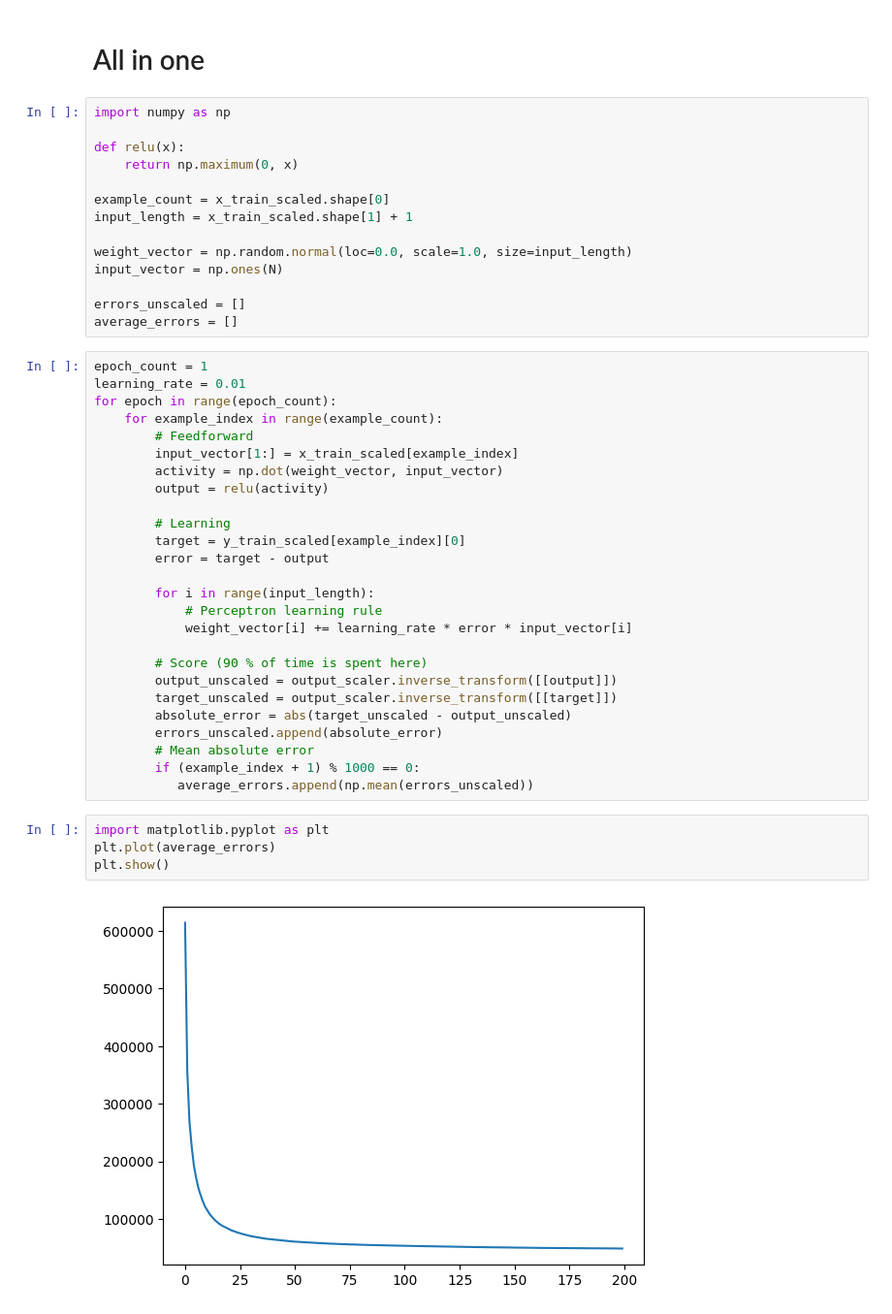
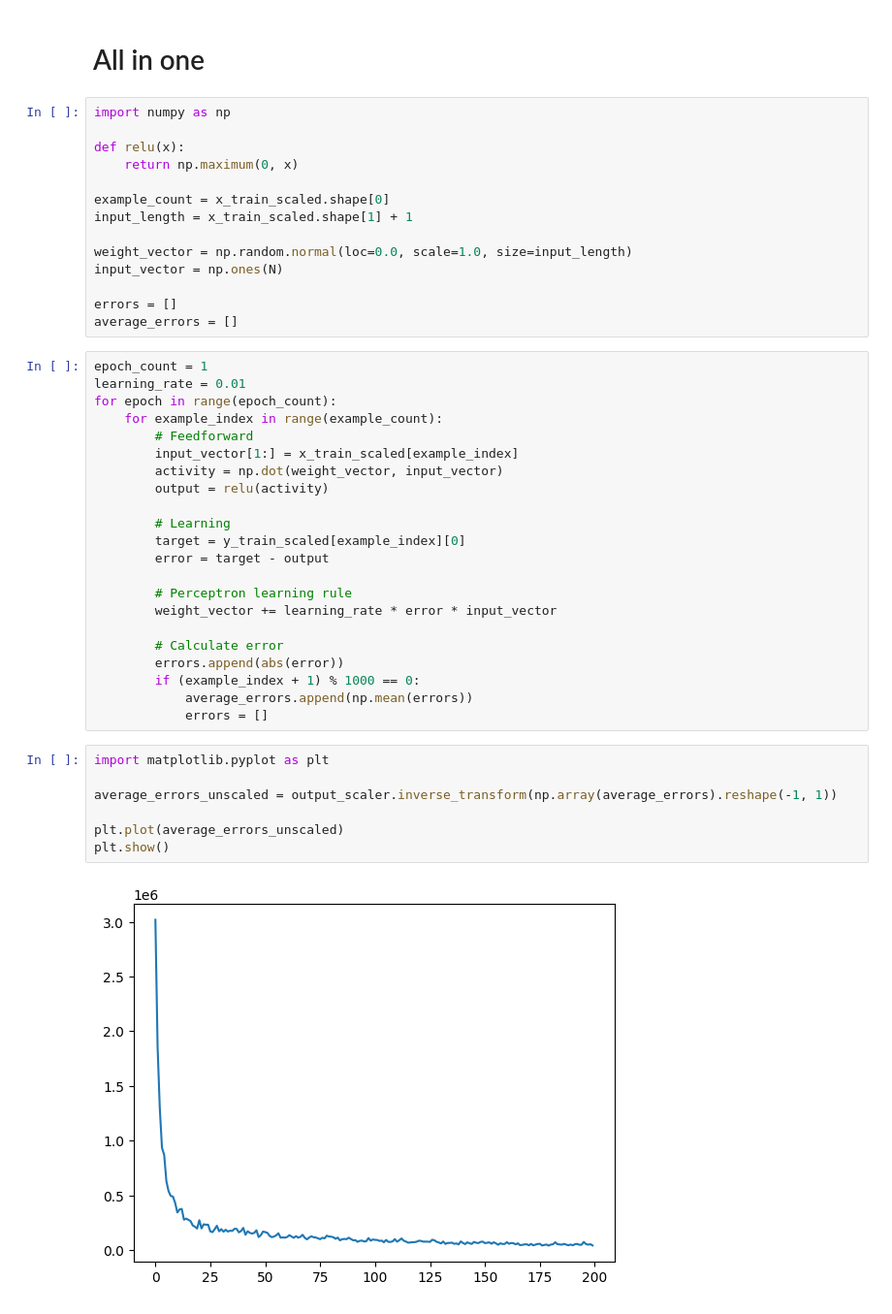
Before and after one commit to chFleschutz/deep-learning, a Jupyter notebook: 01_neuronal_network.ipynb, the cells around one changed output. Shown at 97% size. Drawn from its saved outputs; the diff is of its cells as text.

```diff
--- a/01_neuronal_network.ipynb
+++ b/01_neuronal_network.ipynb
@@ -250,7 +261,7 @@ input_length = x_train_scaled.shape[1] + 1
 weight_vector = np.random.normal(loc=0.0, scale=1.0, size=input_length)
 input_vector = np.ones(N)
 
-errors_unscaled = []
+errors = []
 average_errors = []
 # %%
 epoch_count = 1
@@ -266,24 +277,23 @@ for epoch in range(epoch_count):
         target = y_train_scaled[example_index][0]
         error = target - output
 
-        for i in range(input_length):
-            # Perceptron learning rule
-            weight_vector[i] += learning_rate * error * input_vector[i]
+        # Perceptron learning rule
+        weight_vector += learning_rate * error * input_vector
 
-        # Score (90 % of time is spent here)
-        output_unscaled = output_scaler.inverse_transform([[output]])
-        target_unscaled = output_scaler.inverse_transform([[target]])
-        absolute_error = abs(target_unscaled - output_unscaled)
-        errors_unscaled.append(absolute_error)
-        # Mean absolute error
+        # Calculate error
+        errors.append(abs(error))
         if (example_index + 1) % 1000 == 0:
-           average_errors.append(np.mean(errors_unscaled))
+            average_errors.append(np.mean(errors))
+            errors = []
 # %%
 import matplotlib.pyplot as plt
-plt.plot(average_errors)
+
+average_errors_unscaled = output_scaler.inverse_transform(np.array(average_errors).reshape(-1, 1))
+
+plt.plot(average_errors_unscaled)
 plt.show()
 # %% [output]
-[figure, old version]
+[figure, new version]
 # %%
 score_model()
 # %% [output]
```
Also changed, not shown: parts of 8 cells of this notebook.
